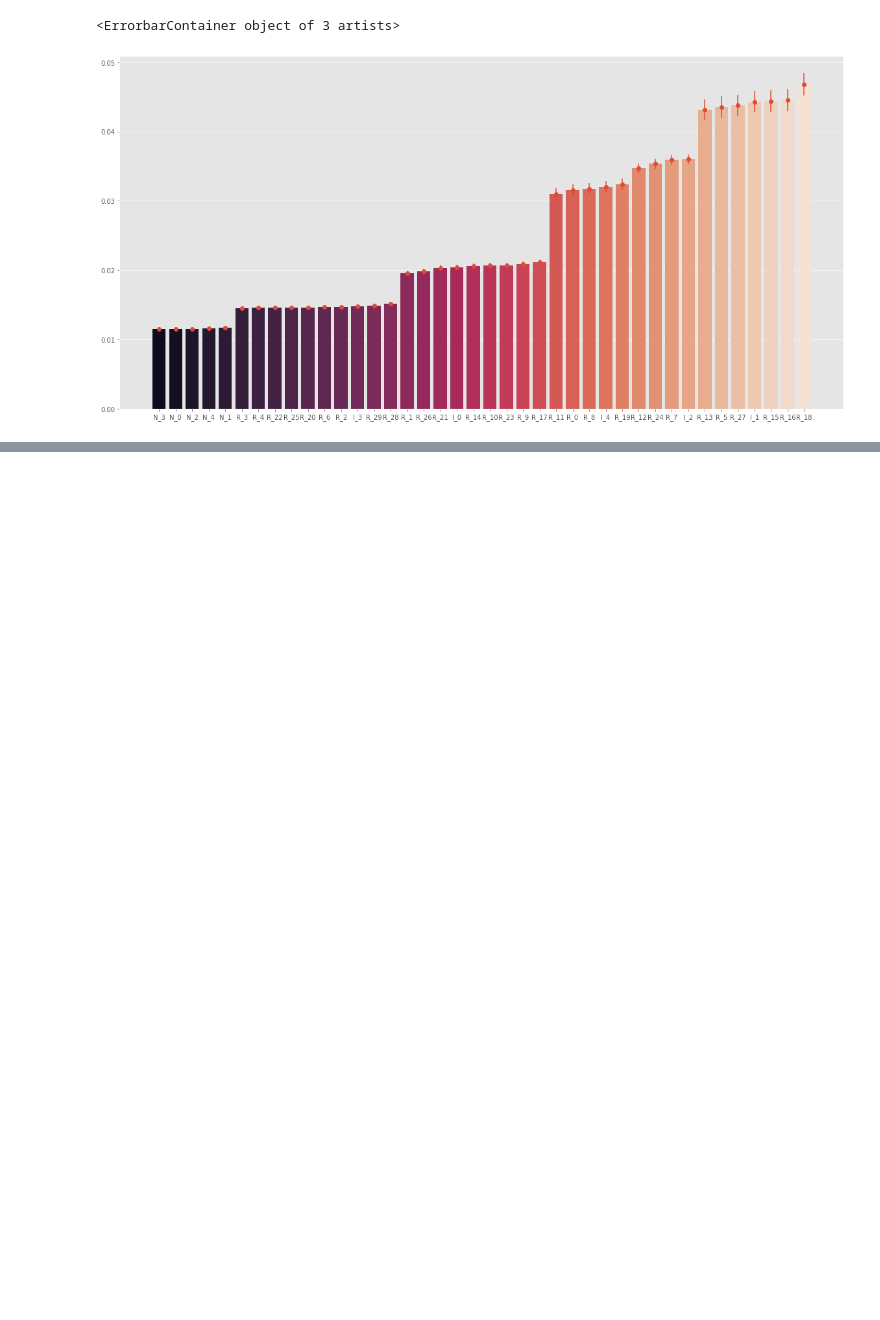
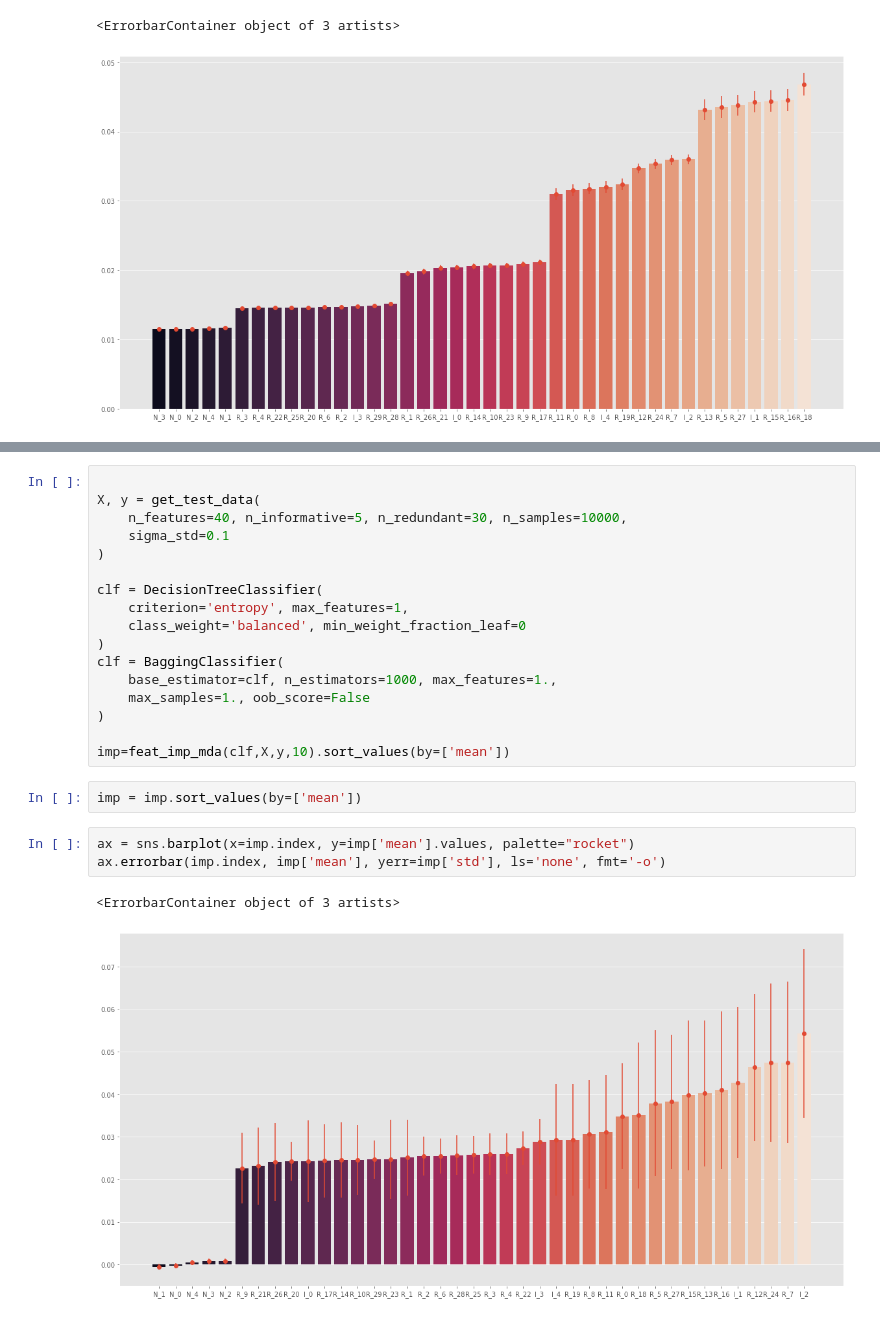
Before and after one commit to samatix/ml-asset-managers, a Jupyter notebook: notebooks/feature_importance.ipynb, the cells around one changed output, grey strips where cells are left out. Saved outputs shown, nothing was run; the diff lists cells and outputs as text; blank space fills up the shorter version.

```diff
--- a/notebooks/feature_importance.ipynb
+++ b/notebooks/feature_importance.ipynb
@@ -150,0 +183,25 @@ Out of the 4 p-values pitfalls, the MDI method deals with three:
+# %%
+
+X, y = get_test_data(
+    n_features=40, n_informative=5, n_redundant=30, n_samples=10000,
+    sigma_std=0.1
+)
+
+clf = DecisionTreeClassifier(
+    criterion='entropy', max_features=1,
+    class_weight='balanced', min_weight_fraction_leaf=0
+)
+clf = BaggingClassifier(
+    base_estimator=clf, n_estimators=1000, max_features=1.,
+    max_samples=1., oob_score=False
+)
+
+imp=feat_imp_mda(clf,X,y,10).sort_values(by=['mean'])
+# %%
+imp = imp.sort_values(by=['mean'])
+# %%
+ax = sns.barplot(x=imp.index, y=imp['mean'].values, palette="rocket")
+ax.errorbar(imp.index, imp['mean'], yerr=imp['std'], ls='none', fmt='-o')
+# %% [output]
+<ErrorbarContainer object of 3 artists>
+[figure, added]
```
Also changed, not shown: parts of 5 cells of this notebook.
